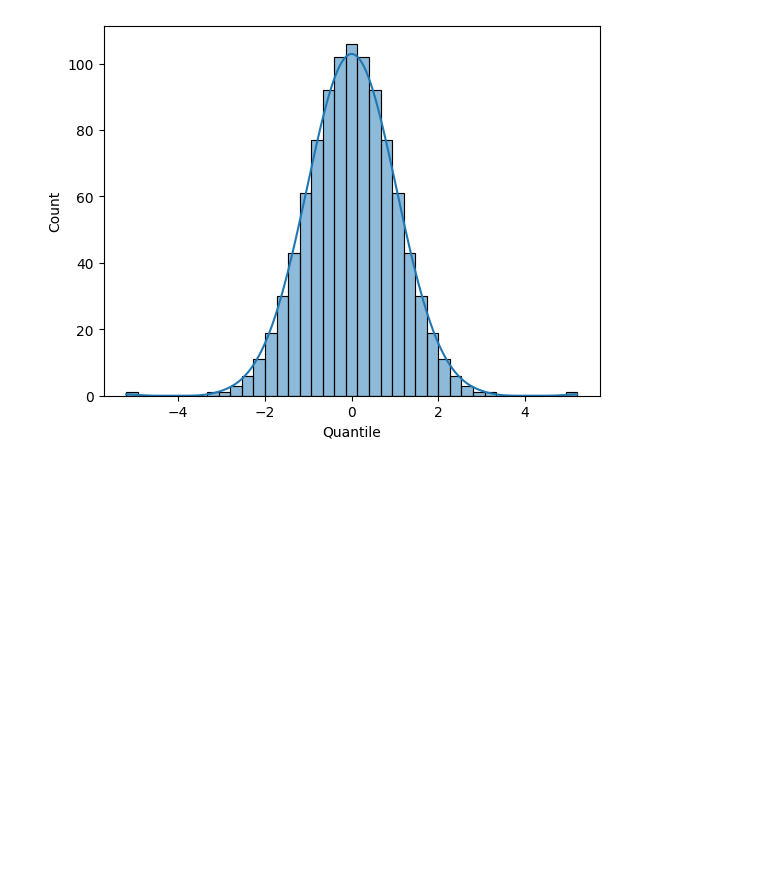
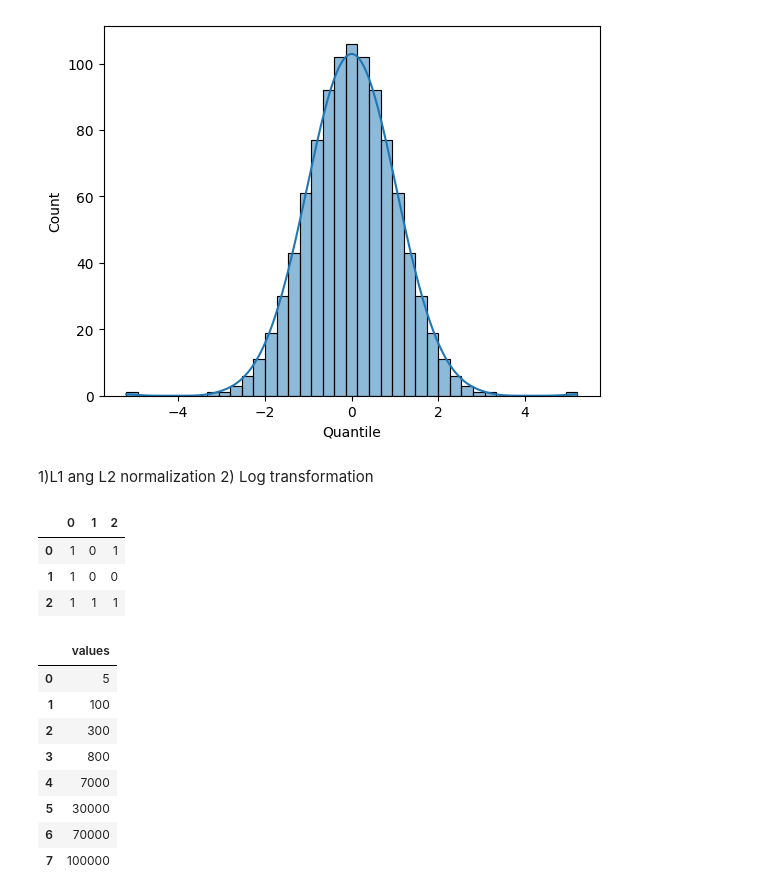
Before and after one commit to Inshalmunaf/Machine-Learning, a Jupyter notebook: Ml1/normalization.ipynb, the cells around one changed output. Drawn from its saved outputs; the diff is of its cells as text; code cells hidden in the pictures; blank space fills up the shorter version.

Commit message:
Normalization l1, l2 , log

```diff
--- a/Ml1/normalization.ipynb
+++ b/Ml1/normalization.ipynb
@@ -76,3 +76,34 @@ sns.histplot(df['Quantile'] , kde = True)
 # %% [output]
 <Axes: xlabel='Quantile', ylabel='Count'>
 [figure]
+# %% [markdown]
+1)L1 ang L2 normalization 2) Log transformation
+# %%
+data4 =[
+    [1,0,1],
+    [1,0,0],
+    [1,1,1],
+]
+df4 = pd.DataFrame(data4)
+df4
+# %% [output]
+|  | 0 | 1 | 2 |
+| 0 | 1 | 0 | 1 |
+| 1 | 1 | 0 | 0 |
+| 2 | 1 | 1 | 1 |
+# %%
+data3 ={
+    'values' :[5,100,300,800,7000,30000,70000,100000]
+}
+df3 = pd.DataFrame(data3)
+df3
+# %% [output]
+|  | values |
+| 0 | 5 |
+| 1 | 100 |
+| 2 | 300 |
+| 3 | 800 |
+| 4 | 7000 |
+| 5 | 30000 |
+| 6 | 70000 |
+| 7 | 100000 |
```
Also changed, not shown: parts of 2 cells of this notebook.
